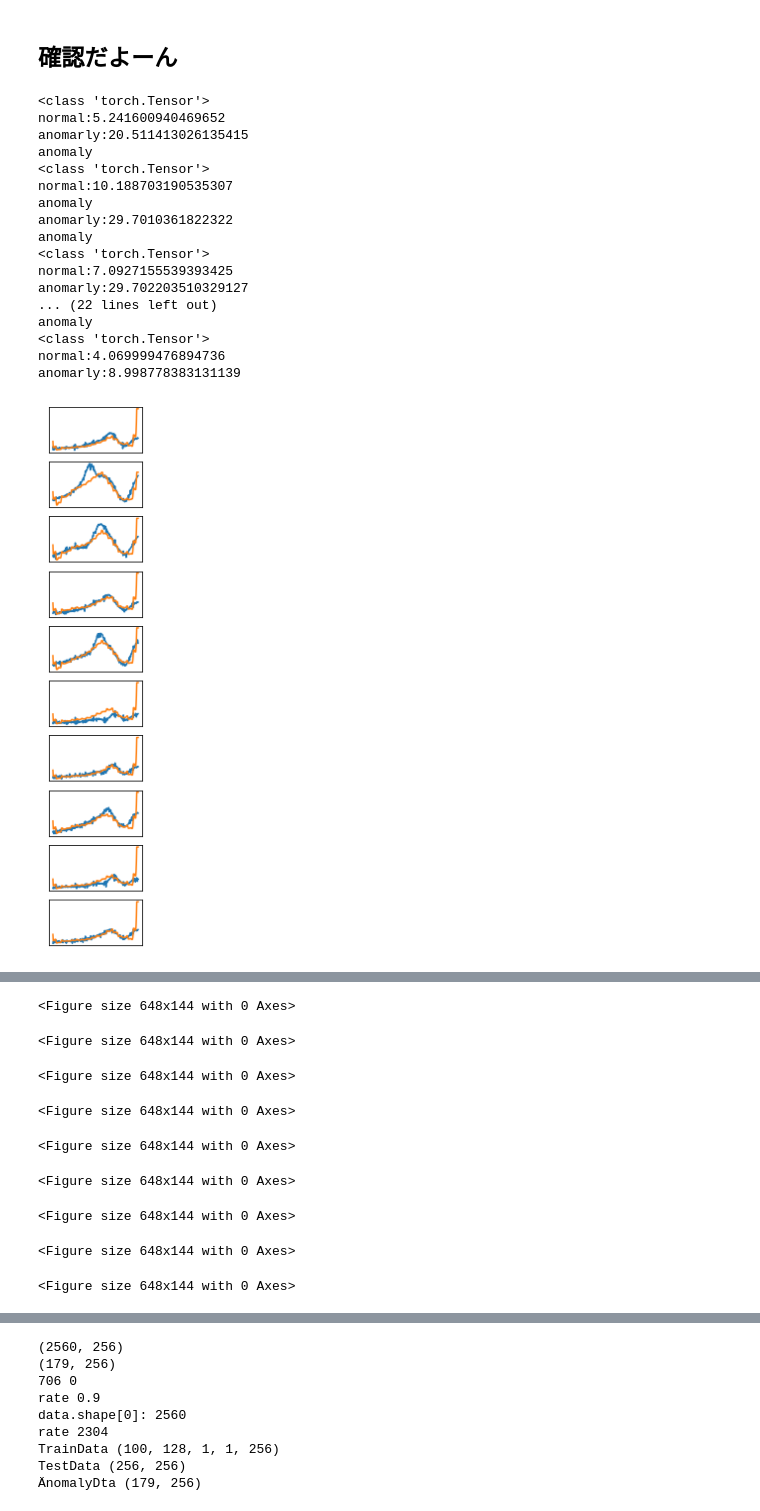
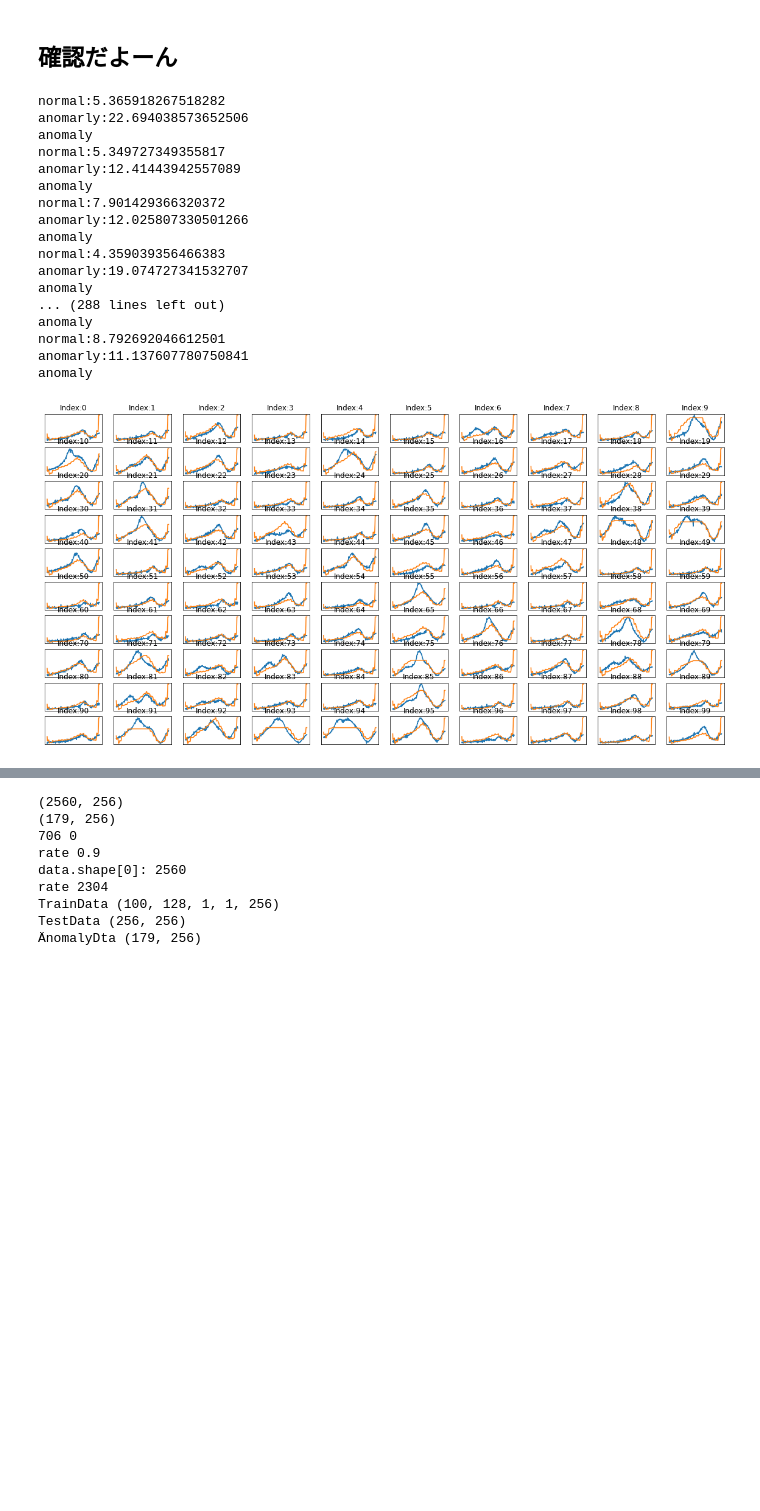
Before and after one commit to YukiHorikawaa/AutoEncoder, a Jupyter notebook: VAE .ipynb, the cells around one changed output, grey strips where cells are left out. Drawn from its saved outputs; the diff is of its cells as text; code cells hidden in the pictures; blank space fills up the shorter version.

```diff
--- a/VAE .ipynb
+++ b/VAE .ipynb
@@ -139,57 +139,60 @@ figroot = round(np.square(anomaly_data.shape[0]))
 model.eval()
 # for i in range(anomaly_data.shape[0]):
 for i in range(100):
-    if i % 10 == 0:
+    if i % 1 == 0:
         try:
             data0 =  torch.from_numpy((test_data[i]).astype(np.float32)).clone()
-            test0 =  torch.from_numpy((anomaly_data[i]).astype(np.float32)).clone()
-            print(type(data0))
             input_data = data0[np.newaxis, np.newaxis, :]
             loss, z, recon = model(input_data, device)
             recon = recon.detach().numpy()
             ax = fig.add_subplot(10, 10, i+1, xticks=[], yticks=[])
+            title = "Index:"+str(i)
+            ax.set_title(title)
             ax.plot(data0.numpy())
             ax.plot(recon.flatten())
 
             anomalypoint=sum(abs(recon.flatten()-data0.numpy()))
             print("normal:"+str(anomalypoint))
             if(anomalypoint>10):
                 print("anomaly")
 
             # data = test0.numpy()
+            test0 =  torch.from_numpy((anomaly_data[i]).astype(np.float32)).clone()
             input_data = test0[np.newaxis, np.newaxis, :]
             # recon,_ = model(input_data)
             loss, z, recon = model(input_data, device)
             recon = recon.detach().numpy()
             ax = fig2.add_subplot(10, 10, i+1, xticks=[], yticks=[])
-            ax.plot(data0.numpy())
+            title = "Index:"+str(i)
+            ax.set_title(title)
+            ax.plot(test0.numpy())
             ax.plot(recon.flatten())
 
             anomalypoint=sum(abs(recon.flatten()-test0.numpy()))
             print("anomarly:"+str(anomalypoint))
             if(anomalypoint>10):
                 print("anomaly")
         except IndexError:
             print("Finish")
             break
 fig.show()
 fig2.show()
 # %% [output]
-<class 'torch.Tensor'>
-normal:5.241600940469652
-anomarly:20.511413026135415
+normal:5.365918267518282
+anomarly:22.694038573652506
 anomaly
-<class 'torch.Tensor'>
-normal:10.188703190535307
+normal:5.349727349355817
+anomarly:12.41443942557089
 anomaly
-anomarly:29.7010361822322
+normal:7.901429366320372
+anomarly:12.025807330501266
 anomaly
-<class 'torch.Tensor'>
-normal:7.0927155539393425
-anomarly:29.702203510329127
-... (22 lines left out)
+normal:4.359039356466383
+anomarly:19.074727341532707
 anomaly
-<class 'torch.Tensor'>
-normal:4.069999476894736
-anomarly:8.998778383131139
+... (288 lines left out)
+anomaly
+normal:8.792692046612501
+anomarly:11.137607780750841
+anomaly
-[figure, old version]
+[figure, new version]
@@ -197,9 +199,0 @@ anomarly:8.998778383131139
-<Figure size 648x144 with 0 Axes>
-<Figure size 648x144 with 0 Axes>
-<Figure size 648x144 with 0 Axes>
-<Figure size 648x144 with 0 Axes>
-<Figure size 648x144 with 0 Axes>
-<Figure size 648x144 with 0 Axes>
-<Figure size 648x144 with 0 Axes>
-<Figure size 648x144 with 0 Axes>
-<Figure size 648x144 with 0 Axes>
```
Also changed, not shown: parts of 4 cells of this notebook, 14 other files.
